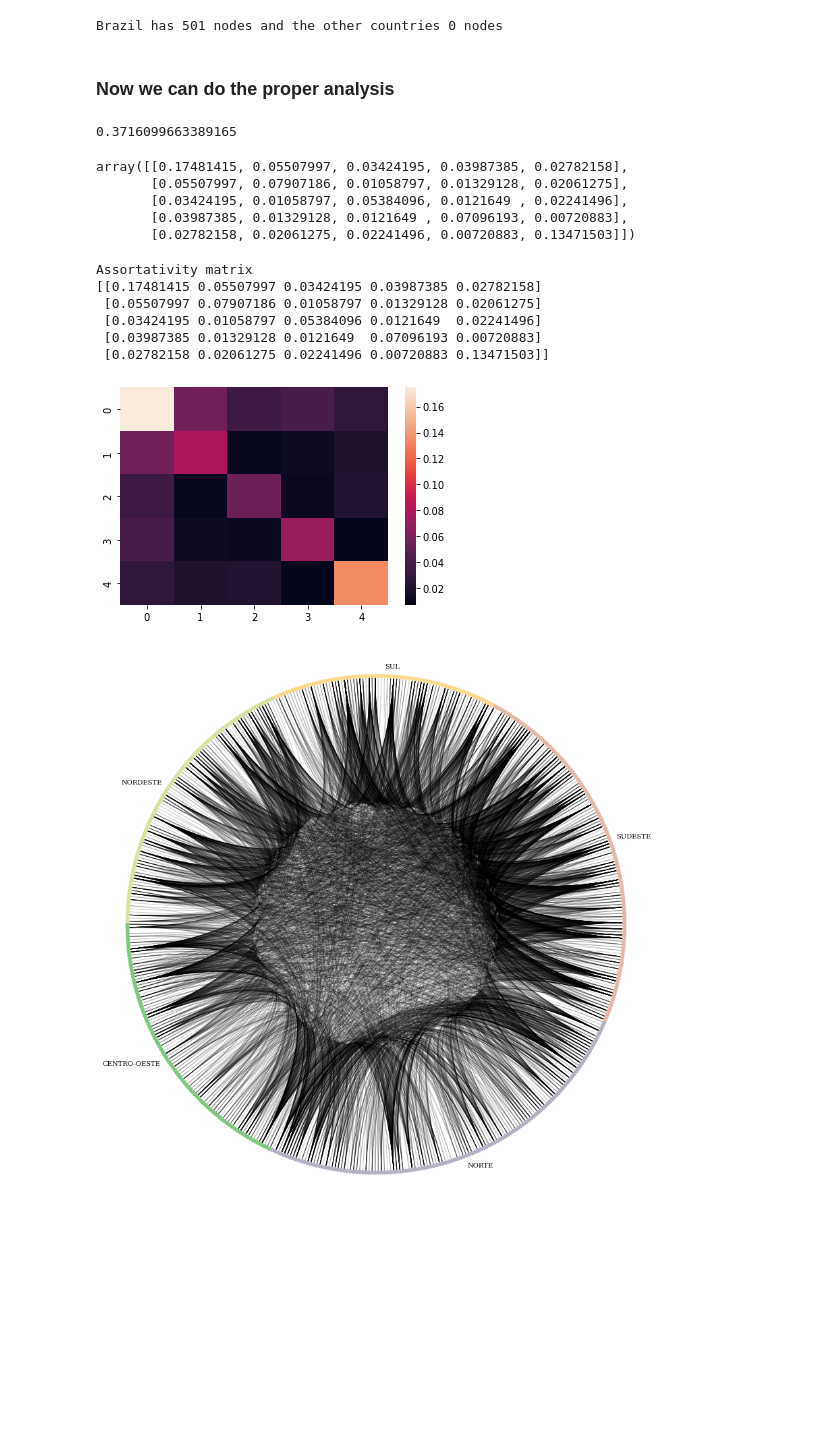
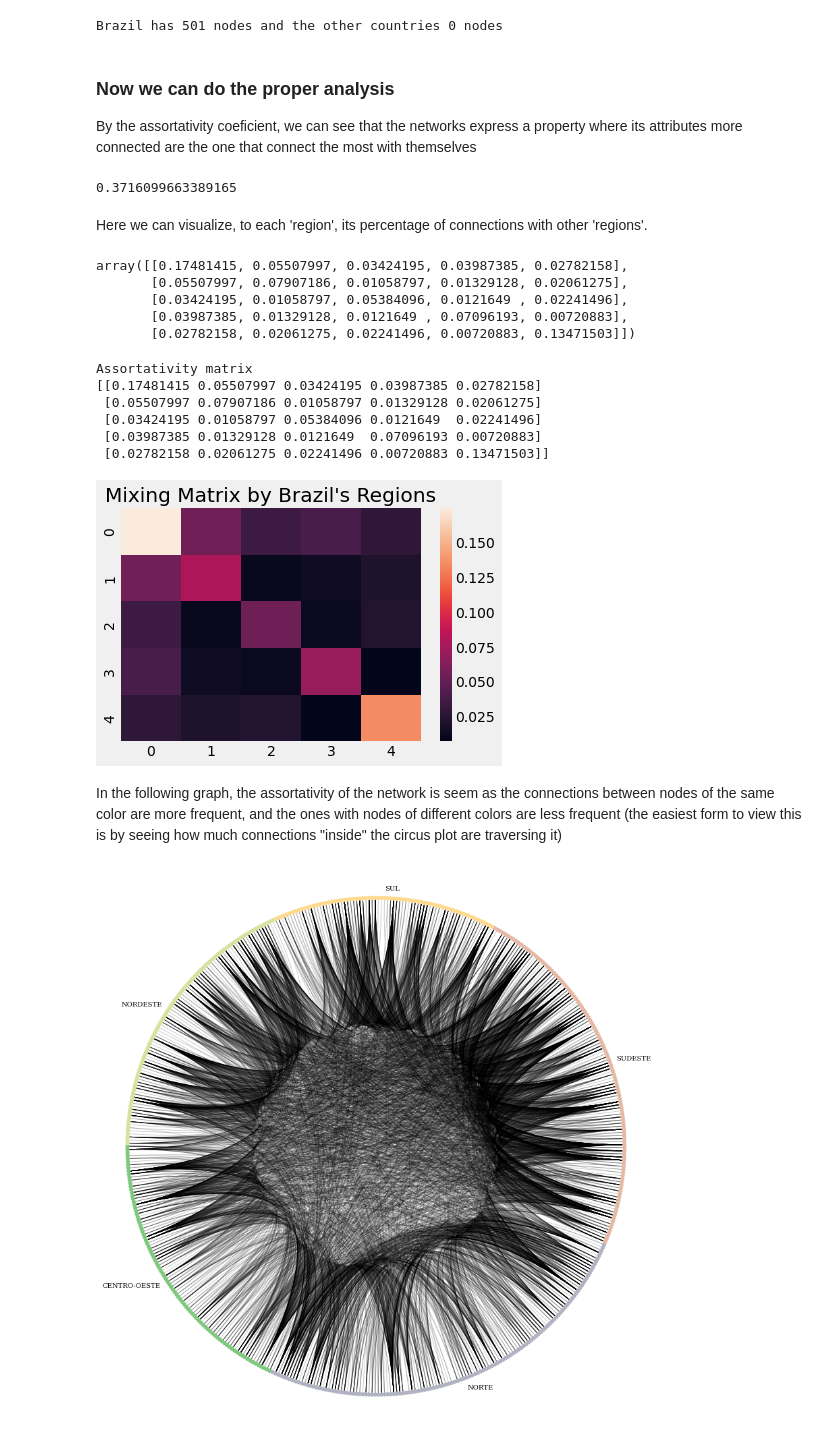
Before and after one commit to Cogitus/lets-learn-network-analysis, a Jupyter notebook: Unit 01 - basics of graph manipulation/project_2/air_traffic_network_analysis.ipynb, the cells around one changed output. Saved outputs shown, nothing was run; the diff lists cells and outputs as text; code cells hidden in the pictures; blank space fills up the shorter version.

```diff
--- a/Unit 01 - basics of graph manipulation/project_2/air_traffic_network_analysis.ipynb
+++ b/Unit 01 - basics of graph manipulation/project_2/air_traffic_network_analysis.ipynb
@@ -58,12 +58,15 @@ for node, attr in G.nodes(data=True):
 print(f'Brazil has {len(brasil)} nodes and the other countries {len(not_brasil)} nodes')
 # %% [output]
 Brazil has 501 nodes and the other countries 0 nodes
-# %% [markdown]
-### Now we can do the proper analysis
+# %% [markdown]
+### Now we can do the proper analysis
+By the assortativity coeficient, we can see that the networks express a property where its attributes more connected are the one that connect the most with themselves
 # %%
 nx.attribute_assortativity_coefficient(G, "region")
 # %% [output]
 0.3716099663389165
+# %% [markdown]
+Here we can visualize, to each 'region', its percentage of connections with other 'regions'.
 # %%
 nx.attribute_mixing_matrix(G, 'region')
 # %% [output]
@@ -75,19 +78,22 @@ array([[0.17481415, 0.05507997, 0.03424195, 0.03987385, 0.02782158],
 # %%
 e = nx.attribute_mixing_matrix(G, 'region')
 
 print('Assortativity matrix')
 print(e)
 
-sns.heatmap(e)
+heatmap = sns.heatmap(e)
+heatmap.set_title("Mixing Matrix by Brazil's Regions")
 plt.show()
 # %% [output]
 Assortativity matrix
 [[0.17481415 0.05507997 0.03424195 0.03987385 0.02782158]
  [0.05507997 0.07907186 0.01058797 0.01329128 0.02061275]
  [0.03424195 0.01058797 0.05384096 0.0121649  0.02241496]
  [0.03987385 0.01329128 0.0121649  0.07096193 0.00720883]
  [0.02782158 0.02061275 0.02241496 0.00720883 0.13471503]]
-[figure, old version]
+[figure, new version]
+# %% [markdown]
+In the following graph, the assortativity of the network is seem as the connections between nodes of the same color are more frequent, and the ones with nodes of different colors are less frequent (the easiest form to view this is by seeing how much connections "inside" the circus plot are traversing it)
 # %%
 # Create a Circos Plot
 c = nv.CircosPlot(G,
```
Also changed, not shown: parts of 1 cell of this notebook.
